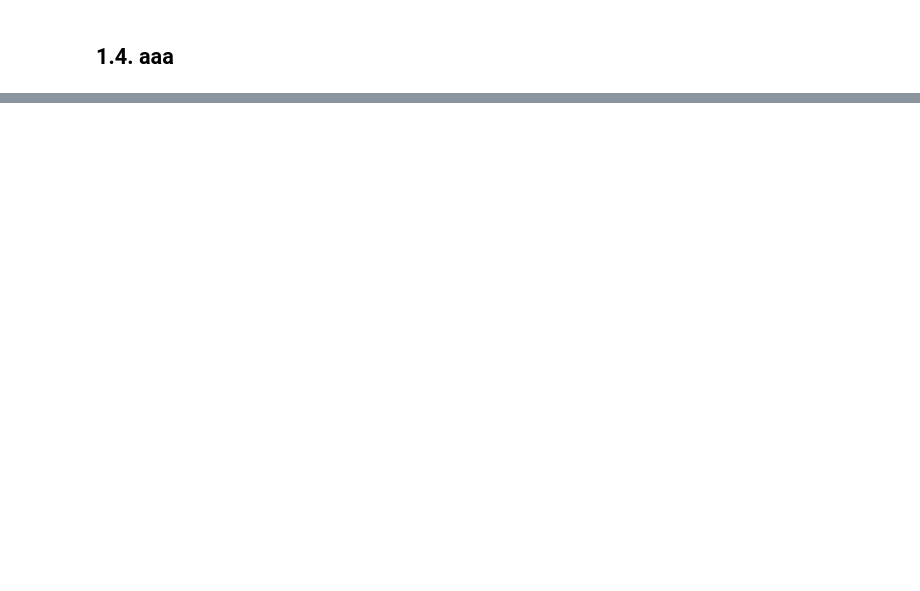
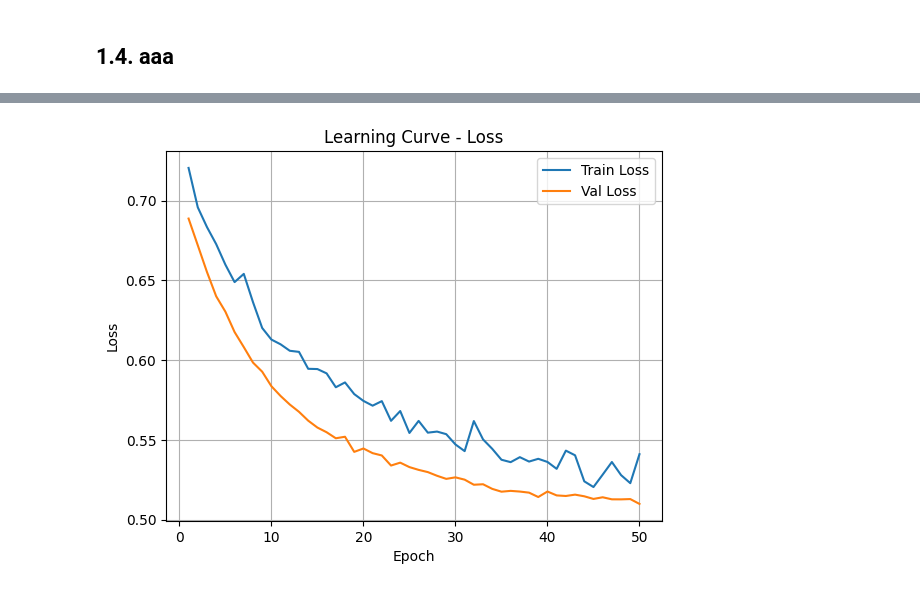
Before and after one commit to MariSegato/UFES-postgraduate-data-science-final-project, a Jupyter notebook: notebooks/model_training.ipynb, the cells around one changed output, grey strips where cells are left out. Drawn from its saved outputs; the diff is of its cells as text; code cells hidden in the pictures; blank space fills up the shorter version.

```diff
--- a/notebooks/model_training.ipynb
+++ b/notebooks/model_training.ipynb
@@ -431,0 +529,34 @@ NameError: name 'optimizer' is not defined
+# %%
+import json
+
+# Assuming 'history' is a Keras History object or a dictionary of metrics
+# If 'history' is a Keras History object, its metrics are in history.history
+history_data = history.history if hasattr(history, 'history') else history
+
+with open('training_history.json', 'w') as f:
+    json.dump(history_data, f, indent=4)
+# %%
+# load history
+import json
+
+def plot_history(fname):
+    with open(fname) as f:
+        history = json.load(f)
+
+    import matplotlib.pyplot as plt
+
+    epochs = range(1, len(history["train_loss"]) + 1)
+
+    plt.figure()
+    plt.plot(epochs, history["train_loss"], label="Train Loss")
+    plt.plot(epochs, history["val_loss"], label="Val Loss")
+    plt.xlabel("Epoch")
+    plt.ylabel("Loss")
+    plt.title("Learning Curve - Loss")
+    plt.legend()
+    plt.grid(True)
+    plt.show()
+
+plot_history("training_history.json")
+# %% [output]
+[figure, added]
```
Also changed, not shown: parts of 7 cells of this notebook.
